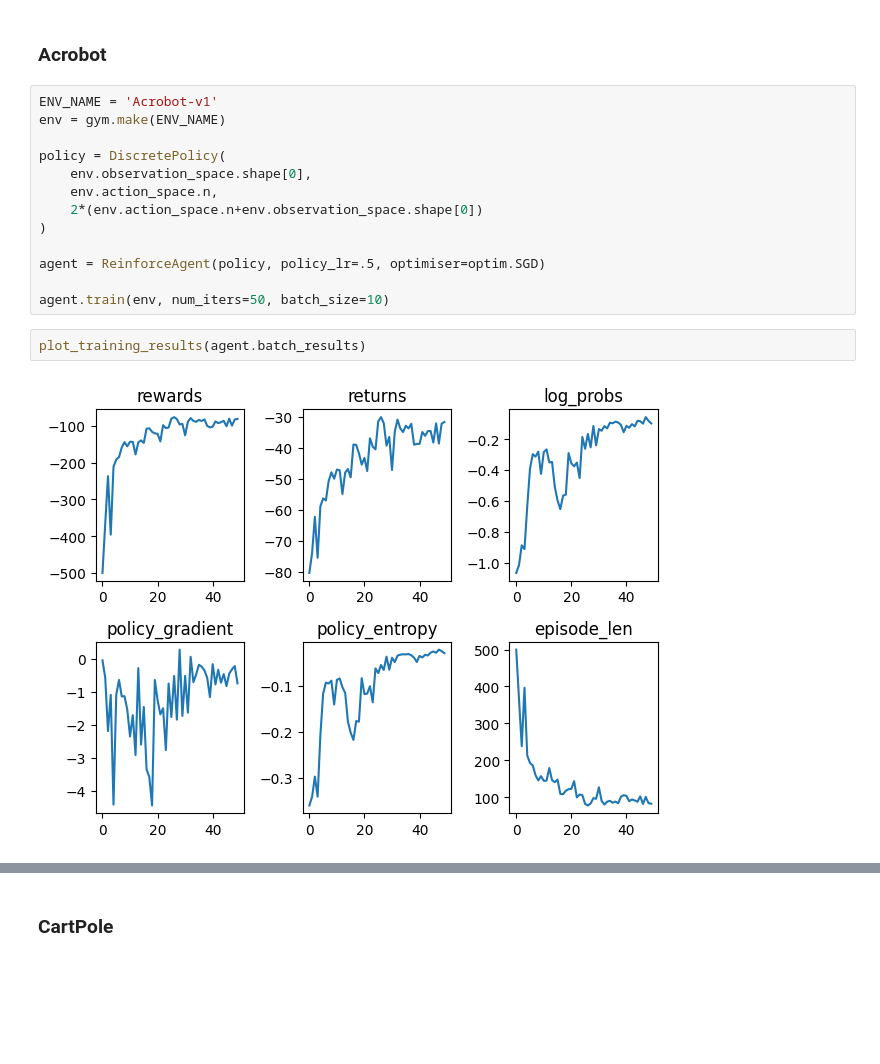
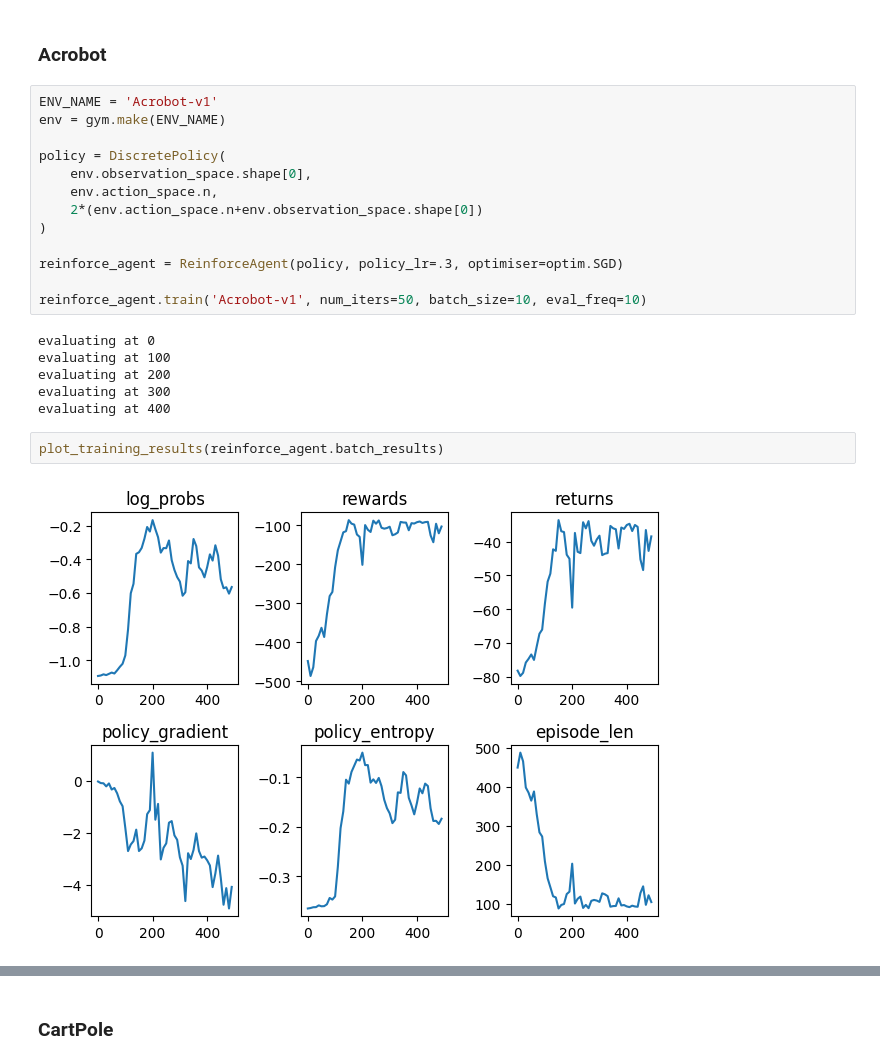
Before and after one commit to gdubbs100/spinning_up_rl, a Jupyter notebook: agent_evaluation.ipynb, the cells around one changed output, grey strips where cells are left out. Saved outputs shown, nothing was run; the diff lists cells and outputs as text; blank space fills up the shorter version.

```diff
--- a/agent_evaluation.ipynb
+++ b/agent_evaluation.ipynb
@@ -25,10 +27,16 @@ policy = DiscretePolicy(
     2*(env.action_space.n+env.observation_space.shape[0])
 )
 
-agent = ReinforceAgent(policy, policy_lr=.5, optimiser=optim.SGD)
+reinforce_agent = ReinforceAgent(policy, policy_lr=.3, optimiser=optim.SGD)
 
-agent.train(env, num_iters=50, batch_size=10)
+reinforce_agent.train('Acrobot-v1', num_iters=50, batch_size=10, eval_freq=10)
+# %% [output]
+evaluating at 0
+evaluating at 100
+evaluating at 200
+evaluating at 300
+evaluating at 400
 # %%
-plot_training_results(agent.batch_results)
+plot_training_results(reinforce_agent.batch_results)
 # %% [output]
-[figure, old version]
+[figure, new version]
```
Also changed, not shown: parts of 18 cells of this notebook, 6 other files.
